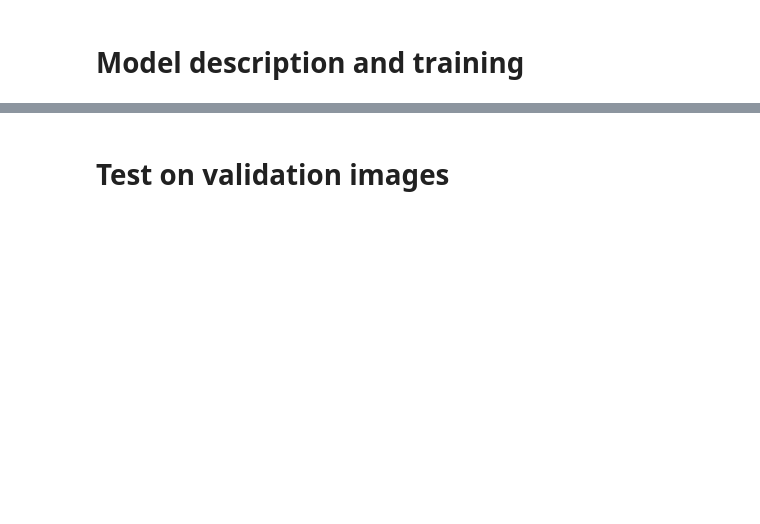
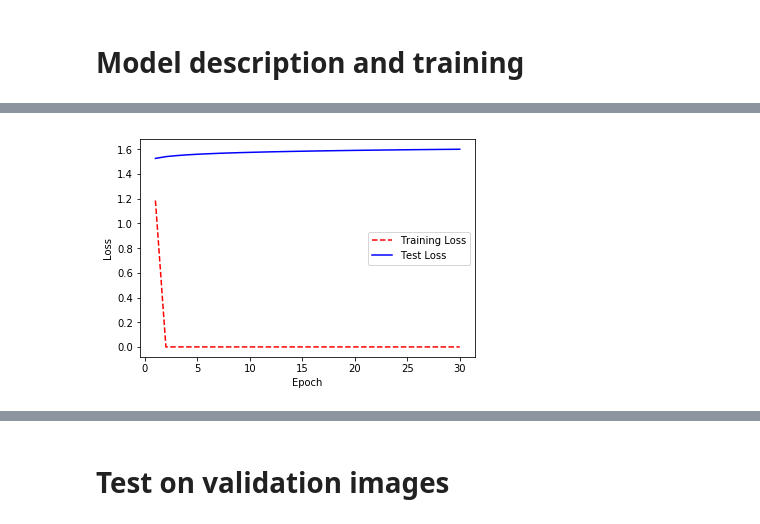
Before and after one commit to evrodiler/turkishplate, a Jupyter notebook: _3ModelCreate.ipynb, the cells around one changed output, grey strips where cells are left out. Cells and saved outputs as stored; diff of their text form; code cells hidden in the pictures; blank space fills up the shorter version.

```diff
--- a/_3ModelCreate.ipynb
+++ b/_3ModelCreate.ipynb
@@ -32,7 +33,9 @@ Source code: /home/user/Source/Evrim/Turkishplate
 # Model description and training
 # %%
 #                imgw,imgh,path,load, path & name_model, epoch_cnt
-model = p.train(128,64,DATA_DIR,False, ROOT_DIR + "/Model/model15k", 5)  #epoch 5
+model2 = p.train2gru(128,64,DATA_DIR,False, ROOT_DIR + "/Model/model15k_2GRU", 30)
+#model1 = p.train1gru(128,64,DATA_DIR,False, ROOT_DIR + "/Model/model15k_1GRU", 3)
+#model3 = p.train3gru(128,64,DATA_DIR,False, ROOT_DIR + "/Model/model15k_3GRU", 3)
 # %% [output]
 __________________________________________________________________________________________________
 Layer (type)                    Output Shape         Param #     Connected to
@@ -56,17 +85,19 @@ model.history.history
 # %%
 import matplotlib.pyplot as plt
 # Get training and test loss histories
-training_loss = model.history.history['loss']
-test_loss = model.history.history['val_loss']
+training_loss = model2.history.history['loss']
+test_loss = model2.history.history['val_loss']
 
 # Create count of the number of epochs
 epoch_count = range(1, len(training_loss) + 1)
 
 # Visualize loss history
 plt.plot(epoch_count, training_loss, 'r--')
 plt.plot(epoch_count, test_loss, 'b-')
 plt.legend(['Training Loss', 'Test Loss'])
 plt.xlabel('Epoch')
 plt.ylabel('Loss')
 plt.show();
+# %% [output]
+[figure, added]
 # %%
```
Also changed, not shown: parts of 12 cells of this notebook, 19 other files.
